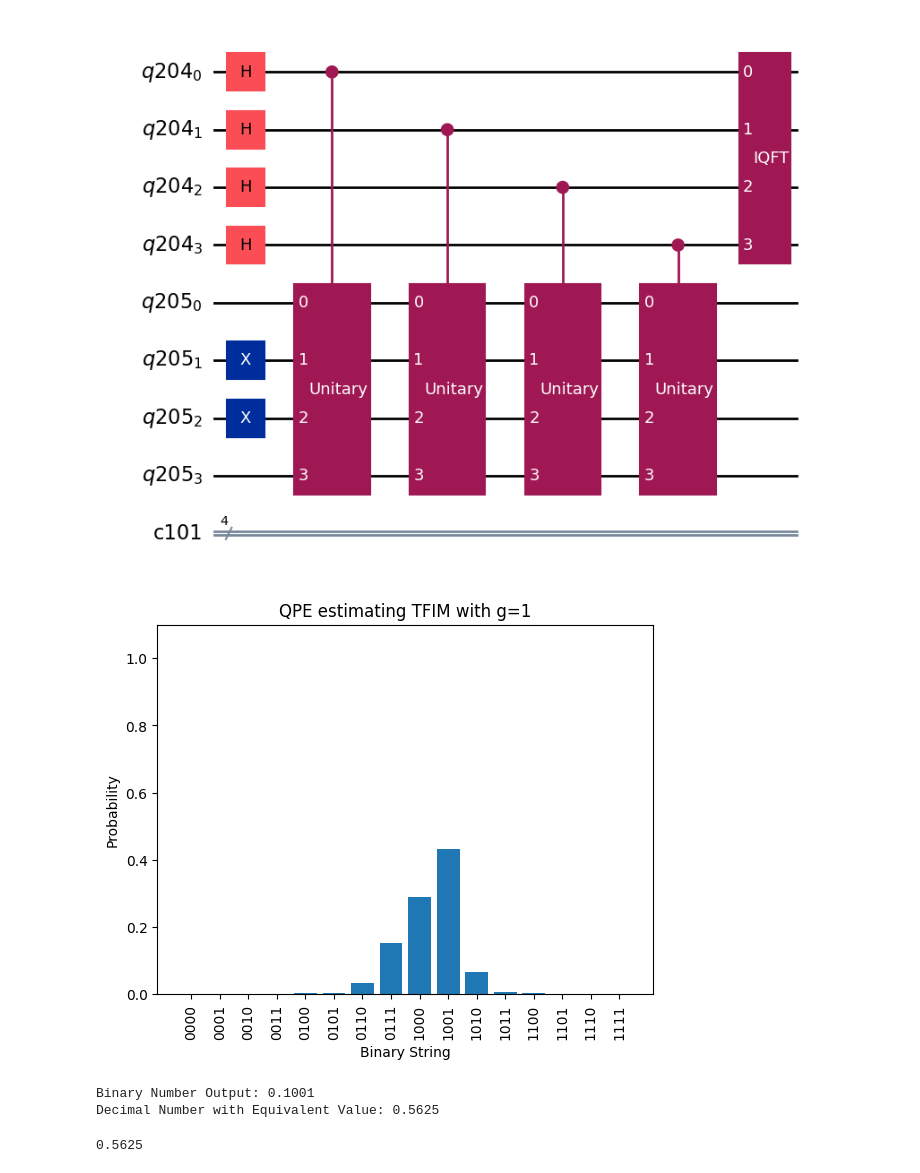
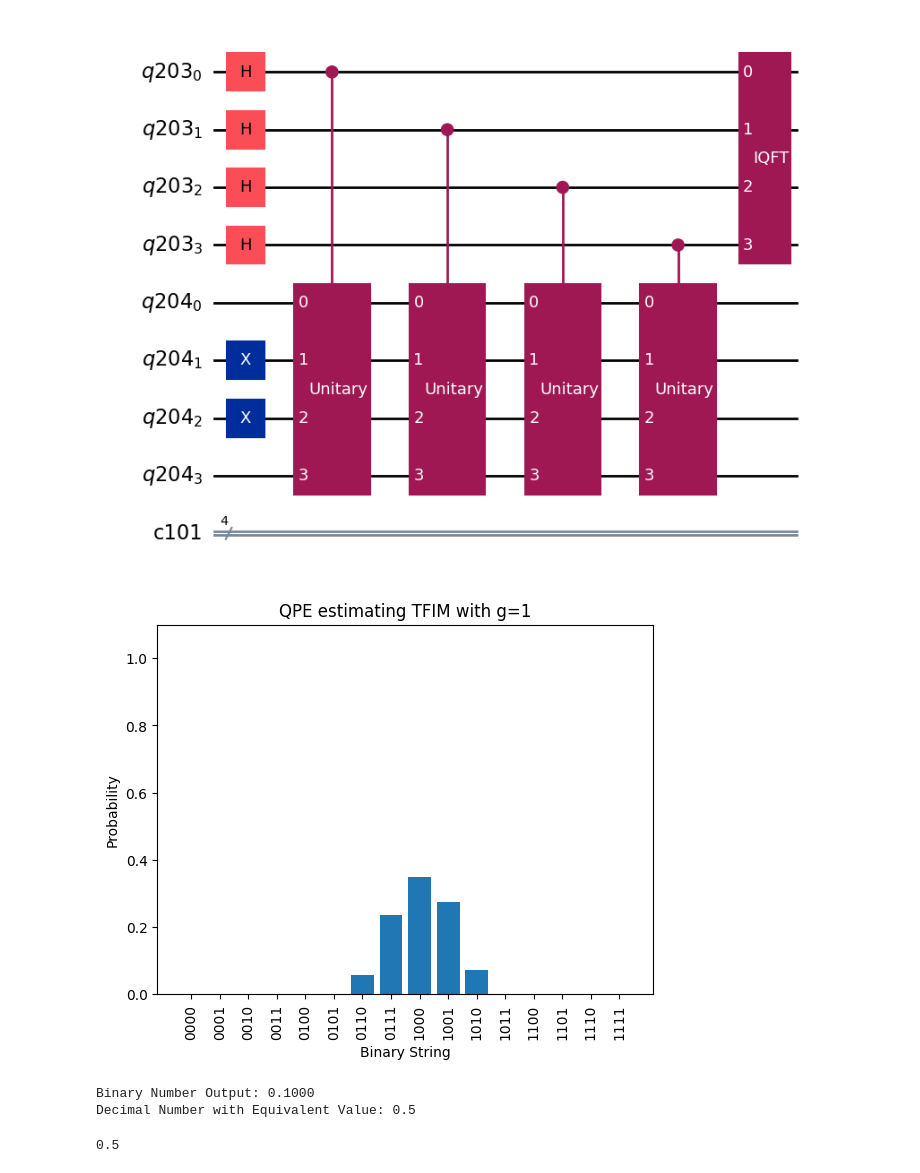
Before and after one commit to Quantum-Linear-Algebra/Intro-to-Quantum-Linear-Algebra, a Jupyter notebook: 7-Transverse_Field_Ising_Model.ipynb, the cells around one changed output. Cells and saved outputs as stored; diff of their text form; code cells hidden in the pictures.

Commit message:
adjusted method names, adjusted TFIM useage text

```diff
--- a/7-Transverse_Field_Ising_Model.ipynb
+++ b/7-Transverse_Field_Ising_Model.ipynb
@@ -190,7 +179,7 @@ Although QPE can determine the phase of any state vector, it is sensitive to the
 eigen_bits = 4
 g = 10
 ancilla_bits = 4
-H = create_hamiltonian(ancilla_bits, eigen_bits, g)
+H = create_tfim_hamiltonian(eigen_bits, g)
 rotation_axis = 'y'
 # %% [output]
 H = -ZZII -IZZI -IIZZ -10*XIII -10*IXII -10*IIXI -10*IIIX
@@ -227,5 +216,5 @@ for angle in np.linspace(0,2*pi, trials):
 
     qc.append(QFT(ancilla_bits).inverse(), qr_ancilla)
     qc.draw('mpl')
-    rot_outputs.append(get_phase_from(qc, quiet=True))
+    rot_outputs.append(get_phase_from_qcircuit(eigen_bits, ancilla_bits, qc, quiet=True))
 # %%
@@ -254,7 +241,7 @@ gs = [0,1,10**8]
 
 Hs = []
 for g in gs:
-    Hs.append(create_hamiltonian(ancilla_bits, eigen_bits, g, quiet=True))
+    Hs.append(create_tfim_hamiltonian(eigen_bits, g, quiet=True))
 
 qr_ancilla = QuantumRegister(ancilla_bits)
 qr_eigenstate = QuantumRegister(eigen_bits)
@@ -277,7 +264,7 @@ for index in range(3):
     qc.append(QFT(ancilla_bits).inverse(), qr_ancilla)
 
 for i in range(3):
-    create_graph(qcs[i], gs[i])
+    create_graph(eigen_bits, qcs[i], gs[i])
 # %% [output]
 [figure]
 [figure]
@@ -293,4 +280,4 @@ eigen_bits = 4
 ancilla_bits = 4
 
 g = 1
-H = create_hamiltonian(ancilla_bits, eigen_bits, g)
+H = create_tfim_hamiltonian(ancilla_bits, eigen_bits, g)
@@ -344,12 +321,12 @@ qc.draw('mpl')
 # %% [output]
 [figure]
 # %%
-create_graph(qc, g)
+create_graph(eigen_bits, qc, g)
 # %% [output]
-[figure, old version]
+[figure, new version]
 # %%
-get_phase_from(qc)
+get_phase_from_qcircuit(eigen_bits, ancilla_bits, qc)
 # %% [output]
-Binary Number Output: 0.1001
-Decimal Number with Equivalent Value: 0.5625
+Binary Number Output: 0.1000
+Decimal Number with Equivalent Value: 0.5
-0.5625
+0.5
```
Also changed, not shown: parts of 12 cells of this notebook.
